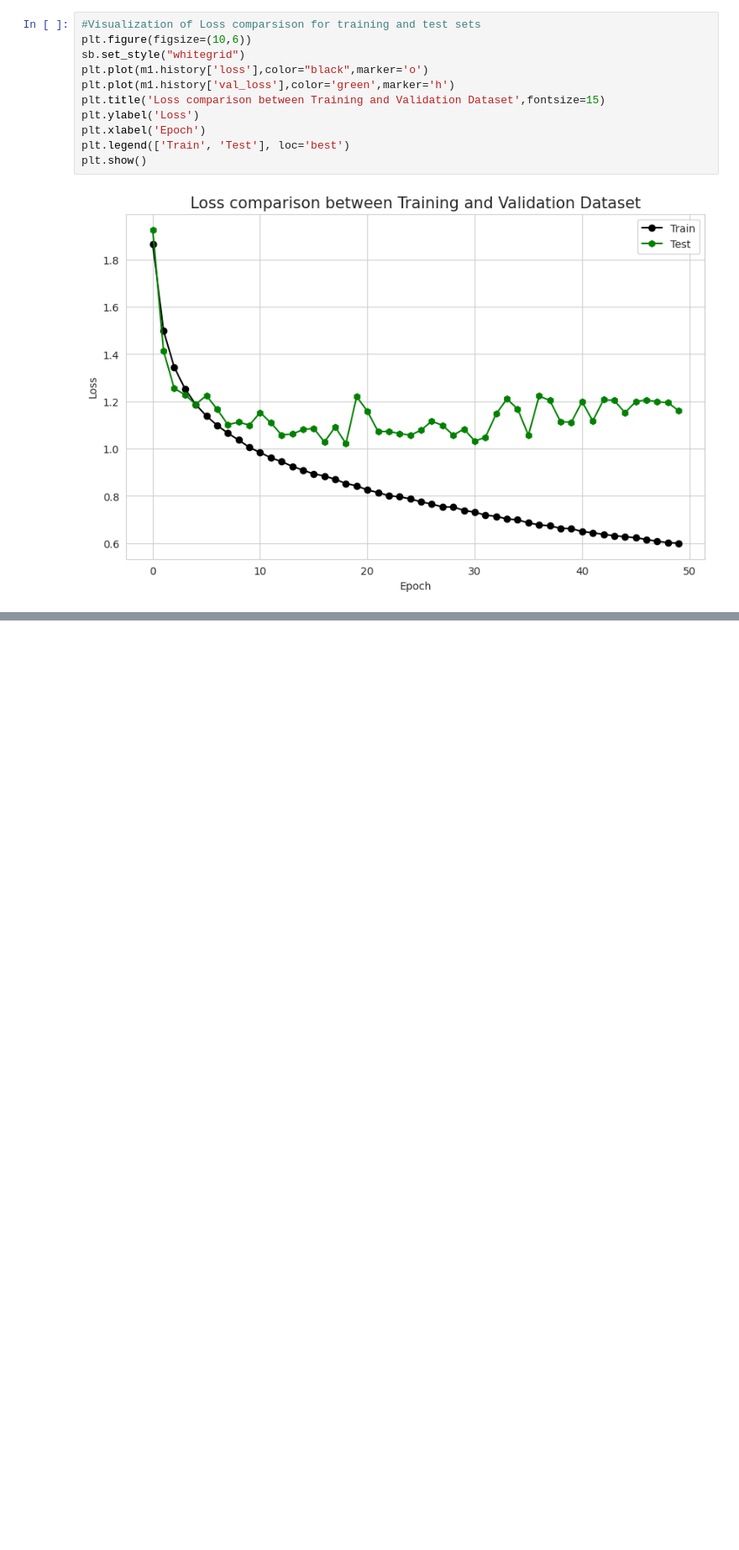
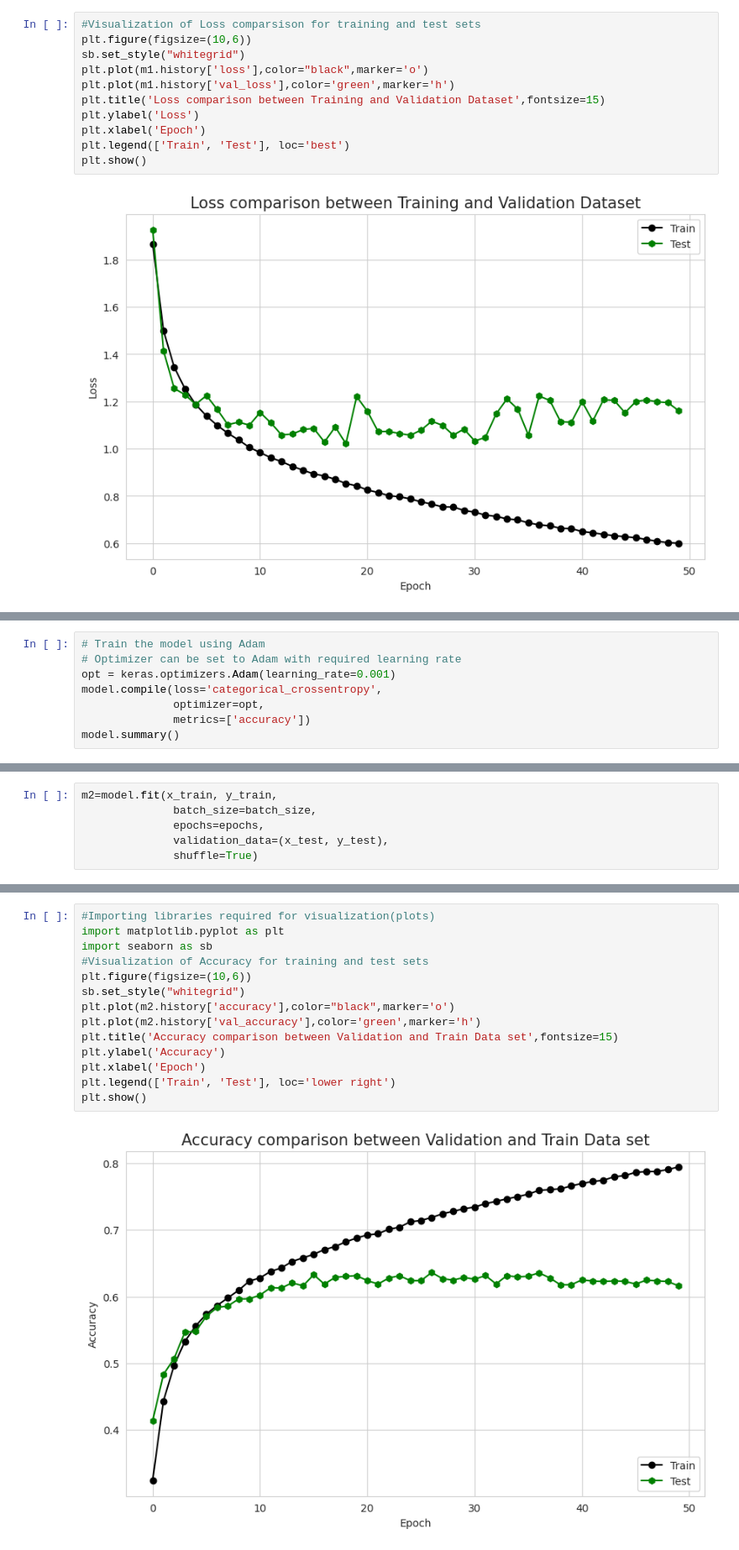
Before and after one commit to dev3225/Image_Classification_CIFAR-10_dataset, a Jupyter notebook: Model/Image_classification.ipynb, the cells around one changed output, grey strips where cells are left out. Shown at 84% size. Drawn from its saved outputs; the diff is of its cells as text; blank space fills up the shorter version.

Commit message:
tanh,softmax, Adam, no batch normalisation

```diff
--- a/Model/Image_classification.ipynb
+++ b/Model/Image_classification.ipynb
@@ -140,0 +169,8 @@ plt.show()
+# %%
+# Train the model using Adam
+# Optimizer can be set to Adam with required learning rate
+opt = keras.optimizers.Adam(learning_rate=0.001)
+model.compile(loss='categorical_crossentropy',
+              optimizer=opt,
+              metrics=['accuracy'])
+model.summary()
@@ -140,0 +195,6 @@ plt.show()
+# %%
+m2=model.fit(x_train, y_train,
+              batch_size=batch_size,
+              epochs=epochs,
+              validation_data=(x_test, y_test),
+              shuffle=True)
@@ -140,0 +222,16 @@ plt.show()
+# %%
+#Importing libraries required for visualization(plots)
+import matplotlib.pyplot as plt
+import seaborn as sb
+#Visualization of Accuracy for training and test sets
+plt.figure(figsize=(10,6))
+sb.set_style("whitegrid")
+plt.plot(m2.history['accuracy'],color="black",marker='o')
+plt.plot(m2.history['val_accuracy'],color='green',marker='h')
+plt.title('Accuracy comparison between Validation and Train Data set',fontsize=15)
+plt.ylabel('Accuracy')
+plt.xlabel('Epoch')
+plt.legend(['Train', 'Test'], loc='lower right')
+plt.show()
+# %% [output]
+[figure, added]
```
Also changed, not shown: parts of 8 cells of this notebook.
